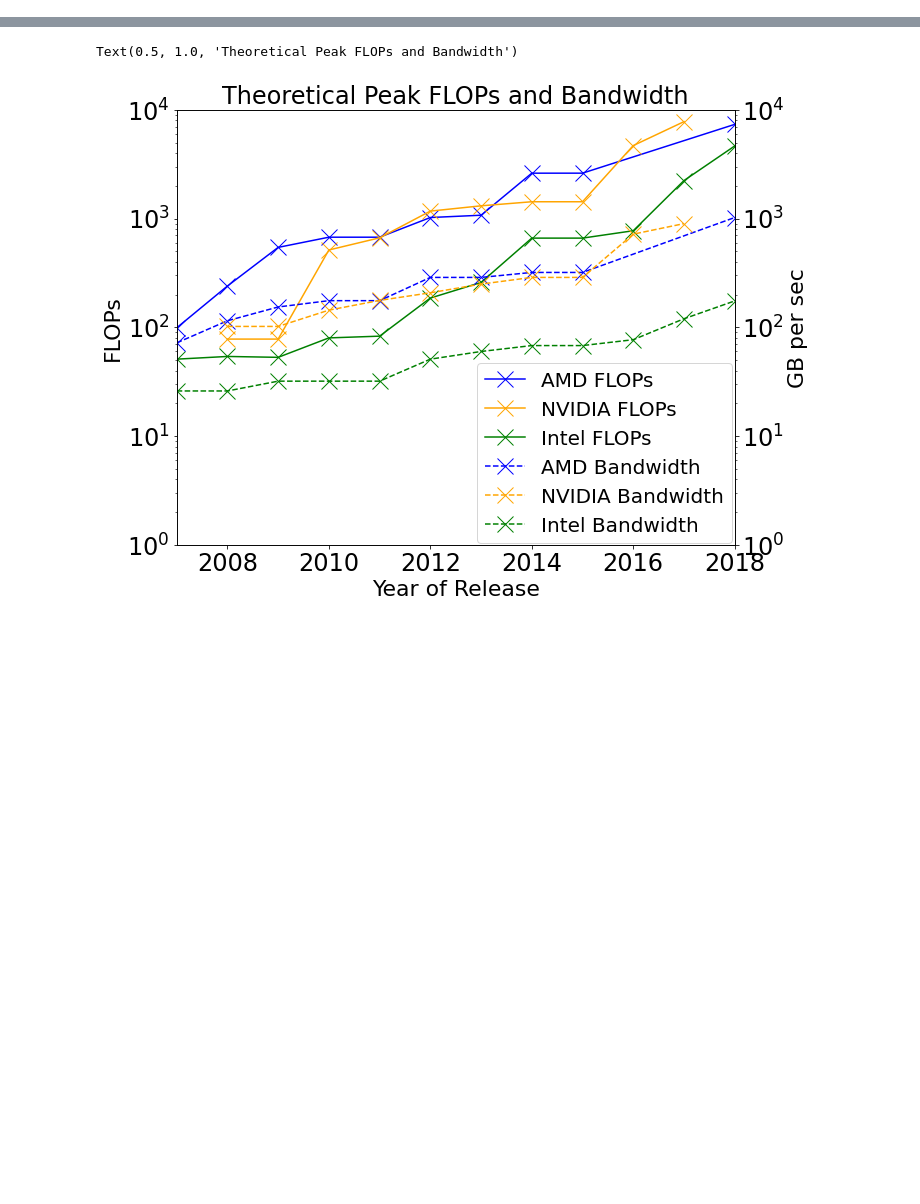
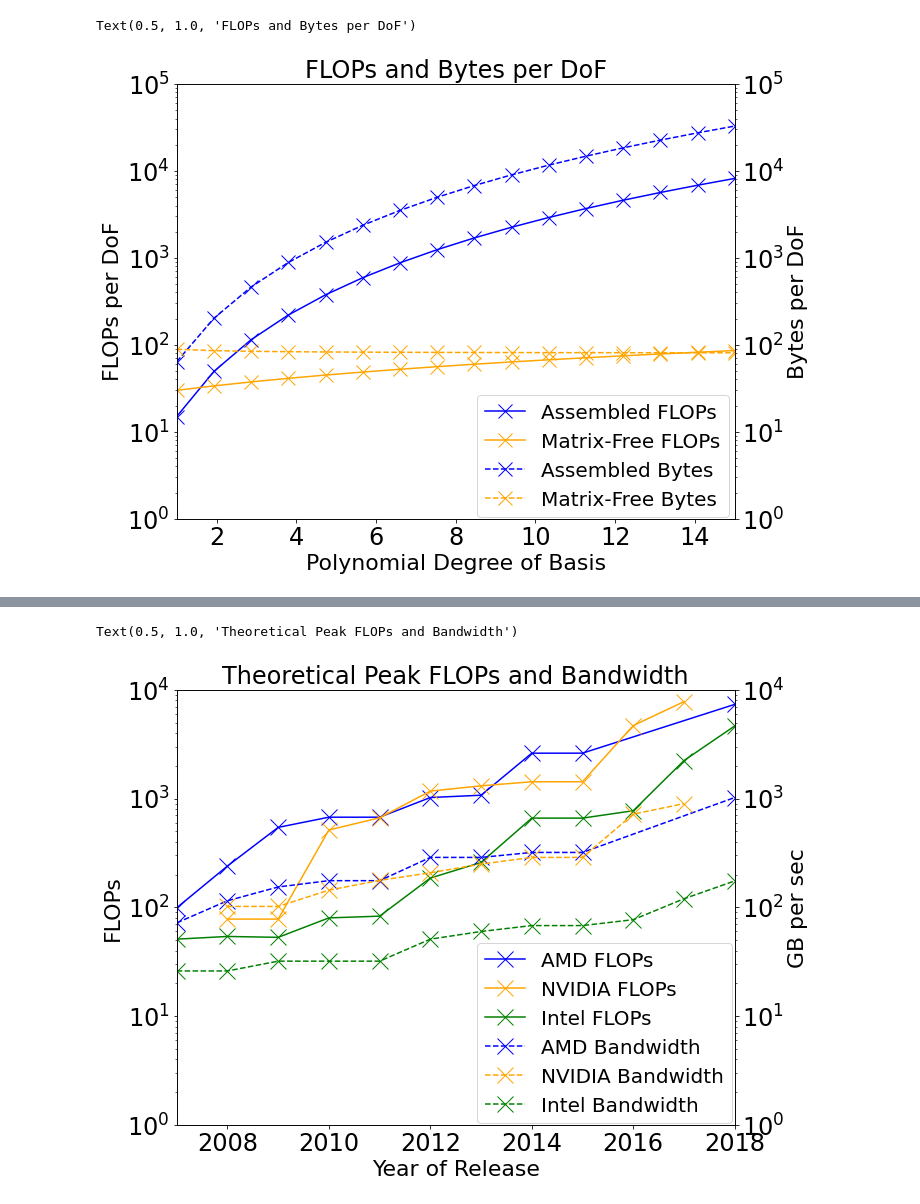
Before and after one commit to jeremylt/comps, a Jupyter notebook: jupyter/FLOPsAndEntries.ipynb, the cells around one changed output, grey strips where cells are left out. Saved outputs shown, nothing was run; the diff lists cells and outputs as text; code cells hidden in the pictures; blank space fills up the shorter version.

```diff
--- a/jupyter/FLOPsAndEntries.ipynb
+++ b/jupyter/FLOPsAndEntries.ipynb
@@ -2,6 +2,44 @@
 import numpy as np
 import matplotlib.pyplot as plt
 plt.rcParams.update({'font.size': 22})
+# %%
+p = 16
+P = np.linspace(2, p, p)
+P_plt = np.linspace(1, p-1, p)
+
+# Assembled
+assembled_flops = [(2*p**6 - p**3)/p**3 for p in P]
+assembled_entry = [8*(p**6)/p**3 for p in P]
+
+# Matrix-free
+matrixfree_flops = [(4*p**4 + (2*9+3+1)*p**3)/p**3 for p in P]
+matrixfree_entry = [8*((9+1)*p**3 + 2*p**2 + 1)/p**3 for p in P]
+
+# Plot
+fig, ax1 = plt.subplots(figsize=(10, 8))
+
+ax1.set_ylabel('FLOPs per DoF', fontsize=22)
+ax1.set_yscale('log')
+ax1.set_ylim([1, 10**5])
+
+ax1.set_xlim([1, p-1])
+ax1.set_xlabel('Polynomial Degree of Basis', fontsize=22)
+
+ax2 = ax1.twinx()
+ax2.set_ylabel('Bytes per DoF', fontsize=22)
+ax2.set_yscale('log')
+ax2.set_ylim([1, 10**5])
+
+ax1.plot(P_plt, assembled_flops, label='Assembled FLOPs', marker='x', markersize=14, color='blue')
+ax2.plot(P_plt, assembled_entry, label='Assembled Bytes', marker='x', markersize=14, color='blue', linestyle='dashed')
+ax1.plot(P_plt, matrixfree_flops, label='Matrix-Free FLOPs', marker='x', markersize=14, color='orange')
+ax2.plot(P_plt, matrixfree_entry, label='Matrix-Free Bytes', marker='x', markersize=14, color='orange', linestyle='dashed')
+
+fig.legend(fontsize=20, loc=[0.53,0.12])
+ax1.set_title('FLOPs and Bytes per DoF', fontsize=24)
+# %% [output]
+Text(0.5, 1.0, 'FLOPs and Bytes per DoF')
+[figure, added]
 # %%
 p = 16
 P = np.linspace(2, p, p)
```
Also changed, not shown: parts of 2 cells of this notebook, 5 other files.
